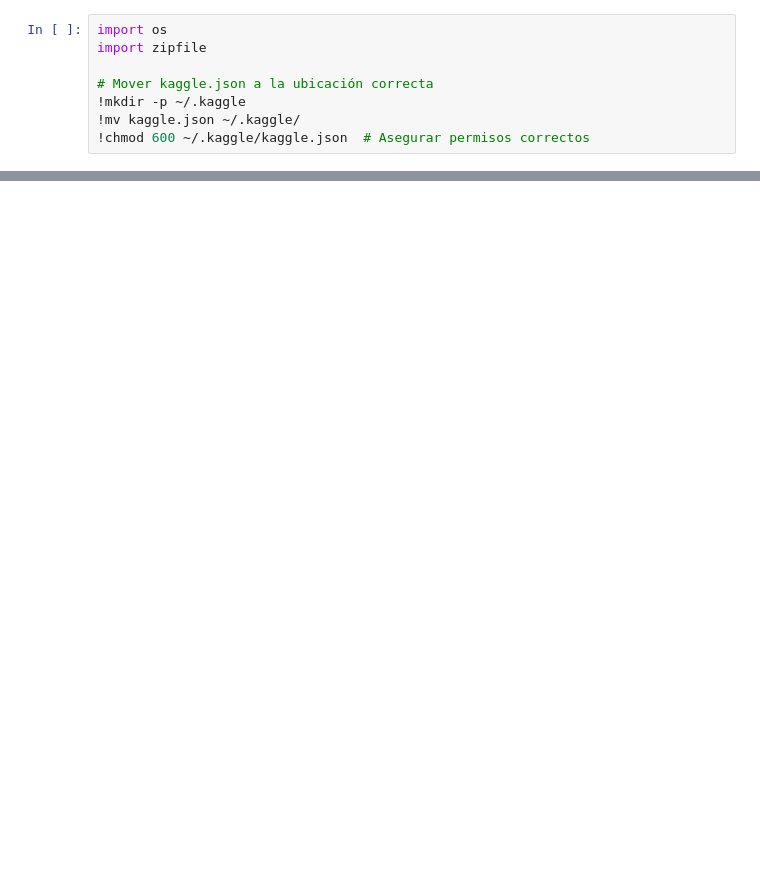
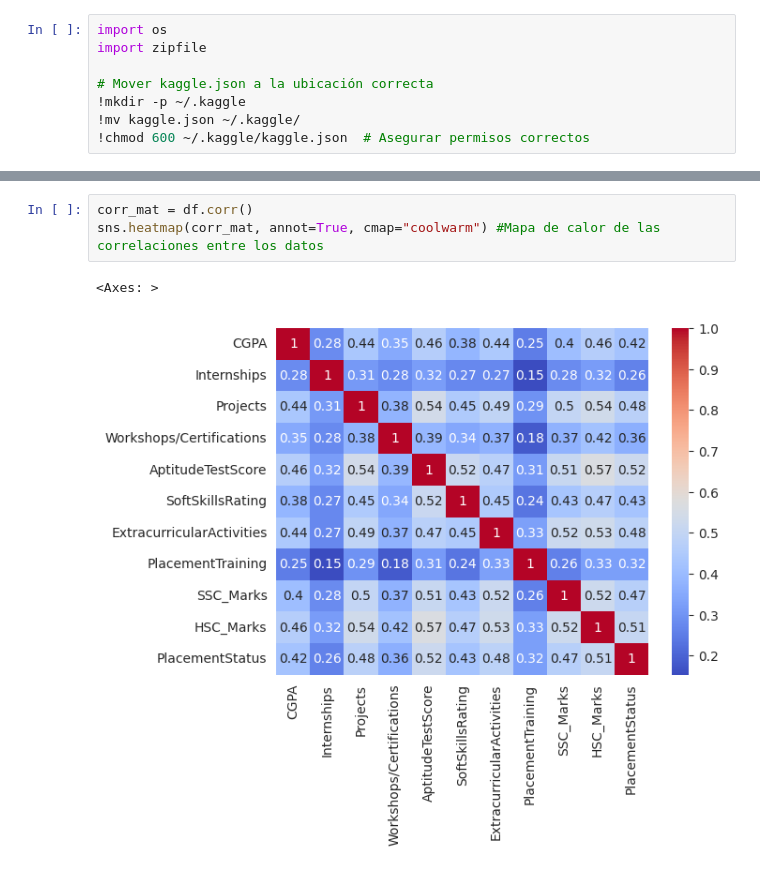
Before and after one commit to Dyaruro1/AI-Proyect-PlacementPrediction, a Jupyter notebook: Dataset_Proyecto.ipynb, the cells around one changed output, grey strips where cells are left out. Drawn from its saved outputs; the diff is of its cells as text; blank space fills up the shorter version.

```diff
--- a/Dataset_Proyecto.ipynb
+++ b/Dataset_Proyecto.ipynb
@@ -33,0 +161,6 @@ df.info()
+# %%
+corr_mat = df.corr()
+sns.heatmap(corr_mat, annot=True, cmap="coolwarm") #Mapa de calor de las correlaciones entre los datos
+# %% [output]
+<Axes: >
+[figure, added]
```
Also changed, not shown: parts of 52 cells of this notebook.
